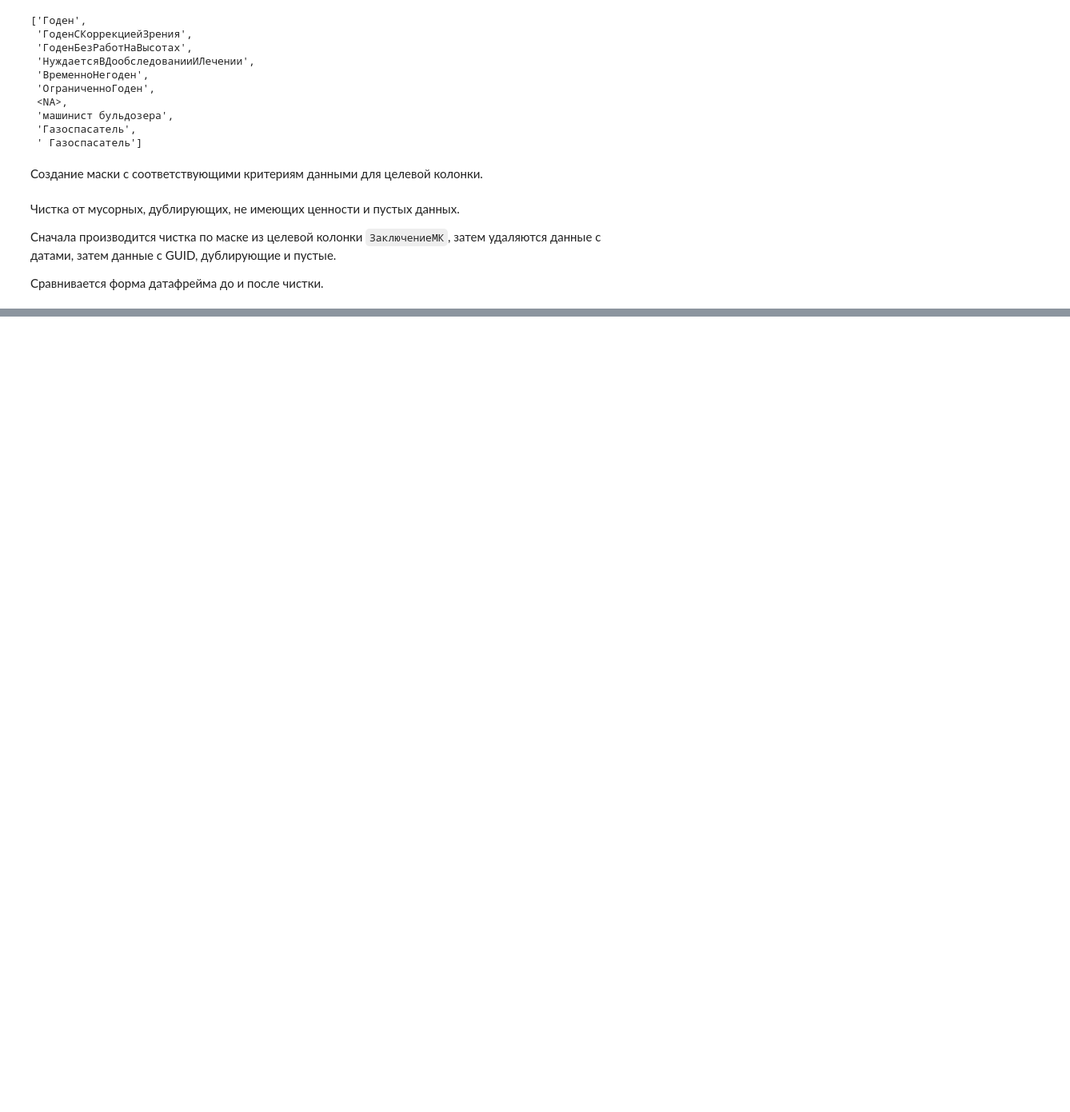
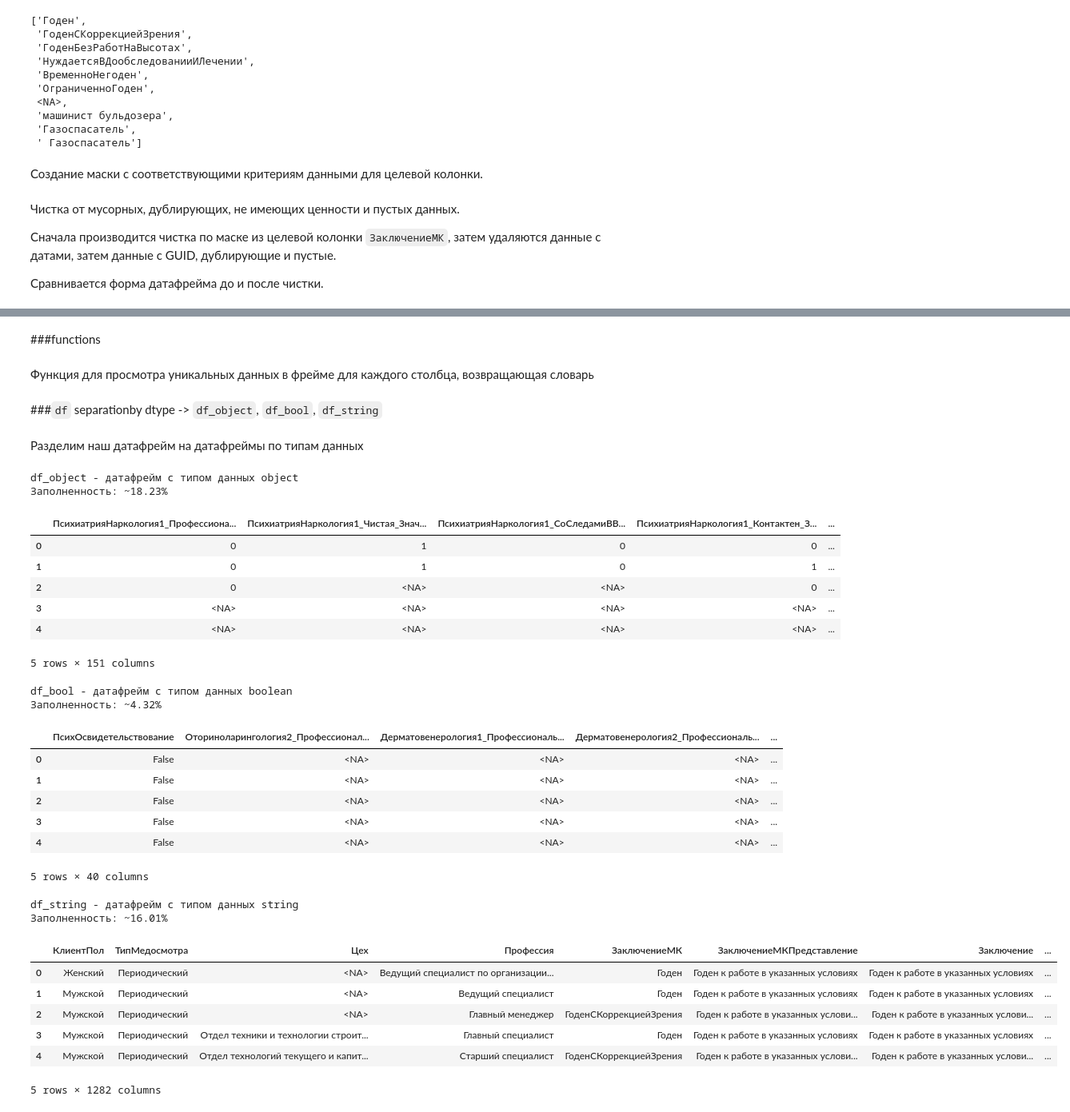
Before and after one commit to Untick/InspectrumClinic_RS_gr2, a Jupyter notebook: Yurkov Vladimir/Untitled1.ipynb, the cells around one changed output, grey strips where cells are left out. Shown: that part at 80% size. Cells and saved outputs as stored; diff of their text form; code cells hidden in the pictures; blank space fills up the shorter version.

```diff
--- a/Yurkov Vladimir/Untitled1.ipynb
+++ b/Yurkov Vladimir/Untitled1.ipynb
@@ -140,7 +140,7 @@ dtype: int64
 # %%
 datatype_list = df.columns[df.dtypes == 'datetime64[ns]'].values.tolist()
 print(f"Количество столбцов с типом 'datetime64[ns]': {len(datatype_list)}")
-dataword_list = df.filter(regex="Дата", axis=1).columns.values.tolist()
+dataword_list = df.filter(regex=re.compile("дата", re.IGNORECASE), axis=1).columns.values.tolist()
 print(f"Количество столбцов со словом 'Дата': {len(dataword_list)}")
 print()
 if len(datatype_list) > len(dataword_list):
@@ -192,9 +205,25 @@ print(f"Форма датафрейма до: {df.shape}")
 try:
     print("Чистка от некорректных данных в целевой колонке")
     df = df[df['ЗаключениеМК'].isin(mask_list)]
+    print(df.shape)
+
     print("Чистка от колонок с датами")
     df = df.drop(dataword_list, axis='columns')
-    print("Чистка от GUID колонок, полностью пустых строк и колонок, дубликатов строк и колонок...")
+    print(df.shape)
+
+    print("Чистка от колонок с Ф.И.О. врачей")
+    df = df.drop(datadoctor_list, axis='columns')
+    print(df.shape)
+
+    print("Чистка от колонок с названием мед. учреждений")
+    df = df.drop(datasalon_list, axis='columns')
+    print(df.shape)
+
+    print("Чистка от колонок с названием специализации врача")
+    df = df.drop(dataspec_list, axis='columns')
+    print(df.shape)
+
+    print("Чистка от колонок с GUID, полностью пустых колонок и строк, дубликатов колонок и строк...")
     df = regex_to_nan(df)
     df = clean_clear(df)
 except Exception as e:
@@ -221,0 +268,4 @@ None
+# %% [markdown]
+###functions
+# %% [markdown]
+Функция для просмотра уникальных данных в фрейме для каждого столбца, возвращающая словарь
@@ -221,0 +279,55 @@ None
+# %% [markdown]
+###`df` separationby dtype -> `df_object`, `df_bool`, `df_string`
+# %% [markdown]
+Разделим наш датафрейм на датафреймы по типам данных
+# %%
+column_object_list = df.columns[df.dtypes == 'object'].values.tolist()
+column_bool_list = df.columns[df.dtypes == 'boolean'].values.tolist()
+column_string_list = df.columns[df.dtypes == 'string'].values.tolist()
+
+df_object = df[column_object_list]
+df_bool = df[column_bool_list]
+df_string = df[column_string_list]
+
+print("df_object - датафрейм с типом данных object")
+print(fills_count(df_object))
+display(df_object.head())
+print()
+
+print("df_bool - датафрейм с типом данных boolean")
+print(fills_count(df_bool))
+display(df_bool.head())
+print()
+
+print("df_string - датафрейм с типом данных string")
+print(fills_count(df_string))
+display(df_string.head())
+print()
+# %% [output]
+df_object - датафрейм с типом данных object
+Заполненность: ~18.23%
+|  | ПсихиатрияНаркология1_Профессиона... | ПсихиатрияНаркология1_Чистая_Знач... | ПсихиатрияНаркология1_СоСледамиВВ... | ПсихиатрияНаркология1_Контактен_З... | ... |
+| 0 | 0 | 1 | 0 | 0 | ... |
+| 1 | 0 | 1 | 0 | 1 | ... |
+| 2 | 0 | <NA> | <NA> | 0 | ... |
+| 3 | <NA> | <NA> | <NA> | <NA> | ... |
+| 4 | <NA> | <NA> | <NA> | <NA> | ... |
+5 rows × 151 columns
+df_bool - датафрейм с типом данных boolean
+Заполненность: ~4.32%
+|  | ПсихОсвидетельствование | Оториноларингология2_Профессионал... | Дерматовенерология1_Профессиональ... | Дерматовенерология2_Профессиональ... | ... |
+| 0 | False | <NA> | <NA> | <NA> | ... |
+| 1 | False | <NA> | <NA> | <NA> | ... |
+| 2 | False | <NA> | <NA> | <NA> | ... |
+| 3 | False | <NA> | <NA> | <NA> | ... |
+| 4 | False | <NA> | <NA> | <NA> | ... |
+5 rows × 40 columns
+df_string - датафрейм с типом данных string
+Заполненность: ~16.01%
+|  | КлиентПол | ТипМедосмотра | Цех | Профессия | ЗаключениеМК | ЗаключениеМКПредставление | Заключение | ... |
+| 0 | Женский | Периодический | <NA> | Ведущий специалист по организации... | Годен | Годен к работе в указанных условиях | Годен к работе в указанных условиях | ... |
+| 1 | Мужской | Периодический | <NA> | Ведущий специалист | Годен | Годен к работе в указанных условиях | Годен к работе в указанных условиях | ... |
+| 2 | Мужской | Периодический | <NA> | Главный менеджер | ГоденСКоррекциейЗрения | Годен к работе в указанных услови... | Годен к работе в указанных услови... | ... |
+| 3 | Мужской | Периодический | Отдел техники и технологии строит... | Главный специалист | Годен | Годен к работе в указанных условиях | Годен к работе в указанных условиях | ... |
+| 4 | Мужской | Периодический | Отдел технологий текущего и капит... | Старший специалист | ГоденСКоррекциейЗрения | Годен к работе в указанных услови... | Годен к работе в указанных услови... | ... |
+5 rows × 1282 columns
```
Also changed, not shown: parts of 33 cells of this notebook.
